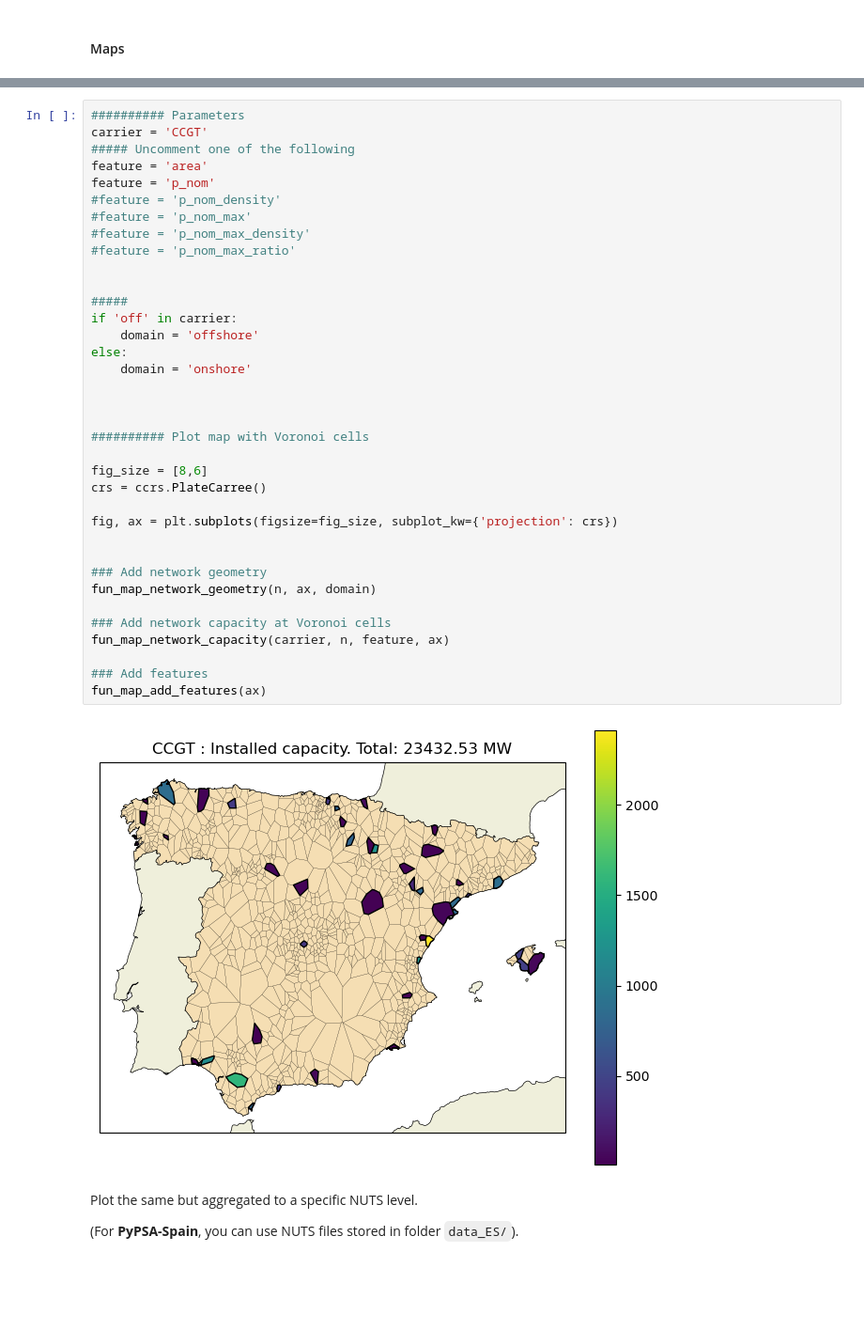
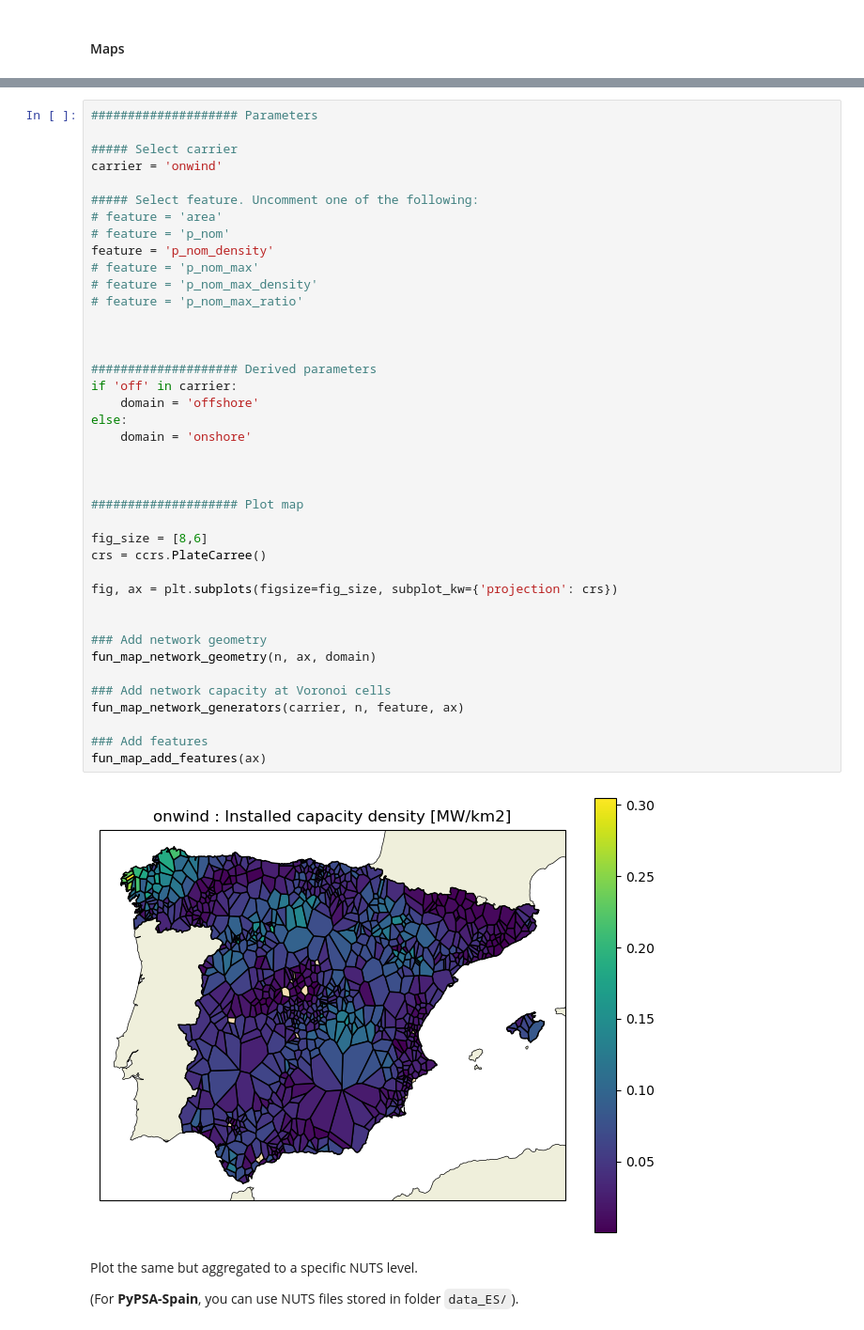
Before and after one commit to cristobal-GC/pypsaX-notebooks, a Jupyter notebook: rules/add_electricity.ipynb, the cells around one changed output, grey strips where cells are left out. Shown at 94% size. Drawn from its saved outputs; the diff is of its cells as text; blank space fills up the shorter version.

```diff
--- a/rules/add_electricity.ipynb
+++ b/rules/add_electricity.ipynb
@@ -171,41 +191,45 @@ Plot the installed capacity (or its spatial density) of a specific generator car
 # %%
-########## Parameters
-carrier = 'CCGT'
-##### Uncomment one of the following
-feature = 'area'
-feature = 'p_nom'
-#feature = 'p_nom_density'
-#feature = 'p_nom_max'
-#feature = 'p_nom_max_density'
-#feature = 'p_nom_max_ratio'
+#################### Parameters
+
+##### Select carrier
+carrier = 'onwind'
+
+##### Select feature. Uncomment one of the following:
+# feature = 'area'
+# feature = 'p_nom'
+feature = 'p_nom_density'
+# feature = 'p_nom_max'
+# feature = 'p_nom_max_density'
+# feature = 'p_nom_max_ratio'
 
 
-#####
+
+#################### Derived parameters
 if 'off' in carrier:
     domain = 'offshore'
 else:
     domain = 'onshore'
 
 
 
-########## Plot map with Voronoi cells
+#################### Plot map
 
 fig_size = [8,6]
 crs = ccrs.PlateCarree()
 
 fig, ax = plt.subplots(figsize=fig_size, subplot_kw={'projection': crs})
 
 
 ### Add network geometry
 fun_map_network_geometry(n, ax, domain)
 
 ### Add network capacity at Voronoi cells
-fun_map_network_capacity(carrier, n, feature, ax)
+fun_map_network_generators(carrier, n, feature, ax)
 
 ### Add features
 fun_map_add_features(ax)
 # %% [output]
-[figure, old version]
+[figure, new version]
 # %% [markdown]
 Plot the same but aggregated to a specific NUTS level.
 
```
Also changed, not shown: parts of 37 cells of this notebook, 13 other files.
